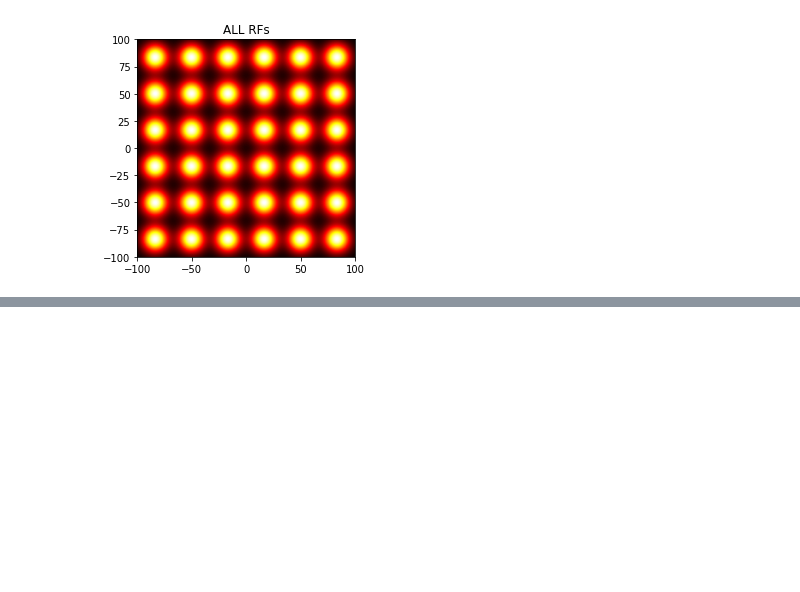
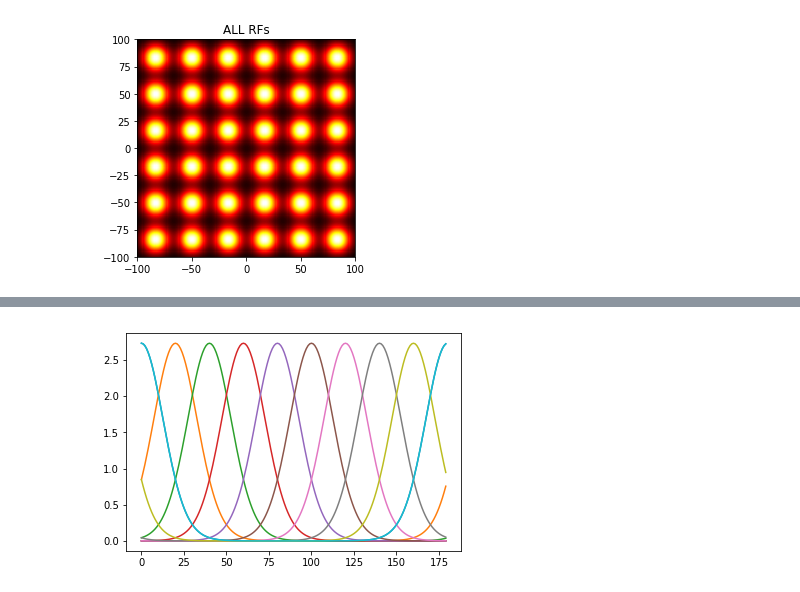
Before and after one commit to TimCSheehan/biasModels, a Jupyter notebook: Pap_Snyder2017.ipynb, the cells around one changed output, grey strips where cells are left out. Cells and saved outputs as stored; diff of their text form; code cells hidden in the pictures; blank space fills up the shorter version.

```diff
--- a/Pap_Snyder2017.ipynb
+++ b/Pap_Snyder2017.ipynb
@@ -5,5 +5,6 @@ Papadimitriou, C., White, R. L., & Snyder, L. H. (2017). Ghosts in the machine i
 # %%
 import numpy as np
 import matplotlib.pyplot as plt
+pi=np.pi
 # %%
 u_space = 100
@@ -19,9 +21,11 @@ def RF(x,y,ux=0,uy=0,sig=8):
     return np.exp(-((x-ux)**2+(y-uy)**2)/(2*sig**2))
 # %%
 BRF = np.zeros(x.shape)
+sRF =  np.zeros((n_step,n_step,nRF,nRF))
 for i in range(nRF):
     for j in range(nRF):
         BRF+=RF(x,y,RFL[0][i,j],RFL[1][i,j])
+        sRF[:,:,i,j] = RF(RFL[0][i,j],RFL[1][i,j])
 # %%
 plt.imshow(BRF,cmap='hot',extent=(-u_space,u_space,-u_space,u_space))
 plt.title('ALL RFs')
@@ -34,0 +94,17 @@ def s(d,a=-.05,b=20): return 1/(1+np.exp(-1*(d-b)))
+# %%
+# Try using circ gaussian RFs that can shift w/ circular attention.
+
+n_view = 180
+theta = np.linspace(-pi,pi-(2*pi/n_view),n_view)
+n_neurons = 10 # n-neurons
+gamma = .5 #  gain
+kappa = 5  # how precise tuning curves
+psi = np.linspace(-pi,pi,n_neurons) # neuron selectivity
+fi = np.zeros((n_view,n_neurons))
+for i in range(n_neurons):
+    fi[:,i] = (gamma/n_neurons) * np.exp(kappa*np.cos(theta-psi[i])-1)
+
+plt.plot(fi)
+plt.show()
+# %% [output]
+[figure, added]
```
Also changed, not shown: parts of 19 cells of this notebook, 1 other file.
